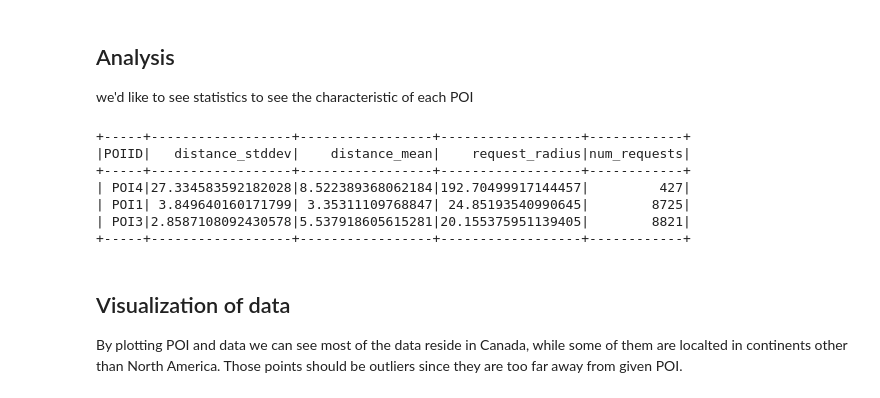
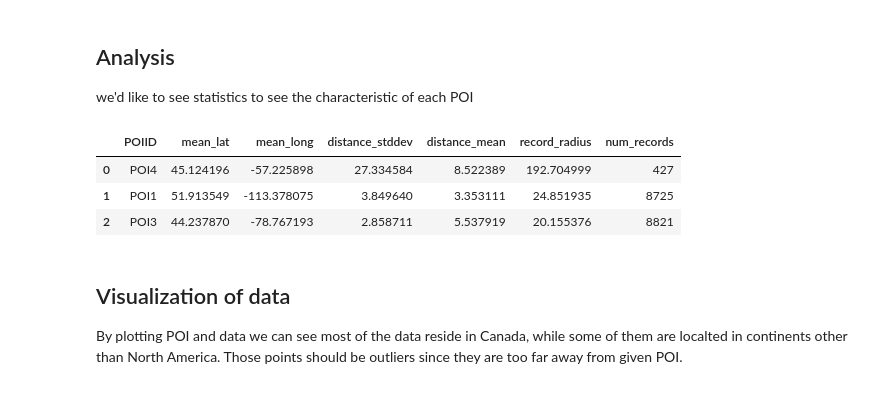
Before and after one commit to egginsect/eqworks-challenge, a Jupyter notebook: EQWorksWorkSample.ipynb, the cells around one changed output. Cells and saved outputs as stored; diff of their text form; code cells hidden in the pictures.

```diff
--- a/EQWorksWorkSample.ipynb
+++ b/EQWorksWorkSample.ipynb
@@ -64,21 +64,21 @@ data = data.join(labelled, '_ID')
 we'd like to see statistics to see the characteristic of each POI
 # %%
 #Compute Distance statistics
-poi_statistics = (labelled
+poi_statistics = (data
                   .groupby('POIID')
-                  .agg(F.stddev('distance').alias('distance_stddev'),
+                  .agg(F.mean('Latitude').alias('mean_lat'),
+                       F.mean('Longitude').alias('mean_long'),
+                       F.stddev('distance').alias('distance_stddev'),
                        F.mean('distance').alias('distance_mean'),
-                       F.max('distance').alias('request_radius'),
-                       F.count('_ID').alias('num_requests')).cache())
-poi_statistics.show()
+                       F.max('distance').alias('record_radius'),
+                       F.count('_ID').alias('num_records')).cache())
+poi_statistics_pd = poi_statistics.toPandas()
+poi_statistics_pd
 # %% [output]
-+-----+------------------+-----------------+------------------+------------+
-|POIID|   distance_stddev|    distance_mean|    request_radius|num_requests|
-+-----+------------------+-----------------+------------------+------------+
-| POI4|27.334583592182028|8.522389368062184|192.70499917144457|         427|
-| POI1| 3.849640160171799| 3.35311109768847| 24.85193540990645|        8725|
-| POI3|2.8587108092430578|5.537918605615281|20.155375951139405|        8821|
-+-----+------------------+-----------------+------------------+------------+
+|  | POIID | mean_lat | mean_long | distance_stddev | distance_mean | record_radius | num_records |
+| 0 | POI4 | 45.124196 | -57.225898 | 27.334584 | 8.522389 | 192.704999 | 427 |
+| 1 | POI1 | 51.913549 | -113.378075 | 3.849640 | 3.353111 | 24.851935 | 8725 |
+| 2 | POI3 | 44.237870 | -78.767193 | 2.858711 | 5.537919 | 20.155376 | 8821 |
 # %% [markdown]
 ## Visualization of data
 
```
Also changed, not shown: parts of 8 cells of this notebook.
